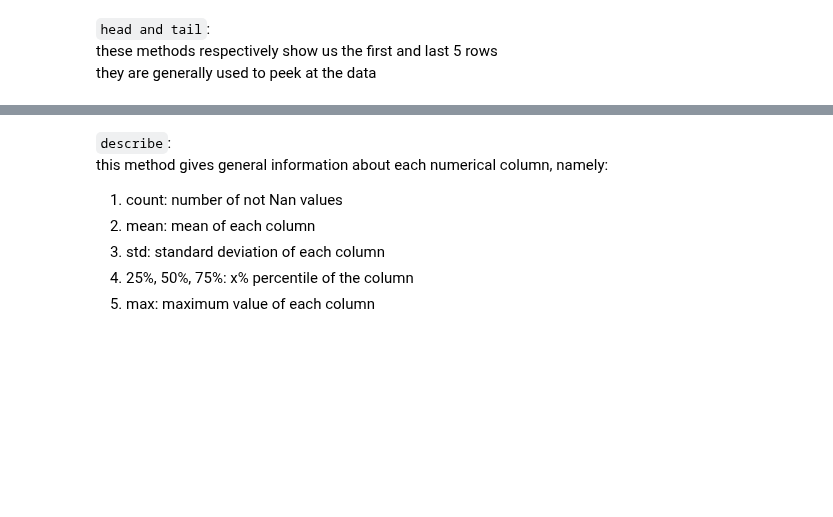
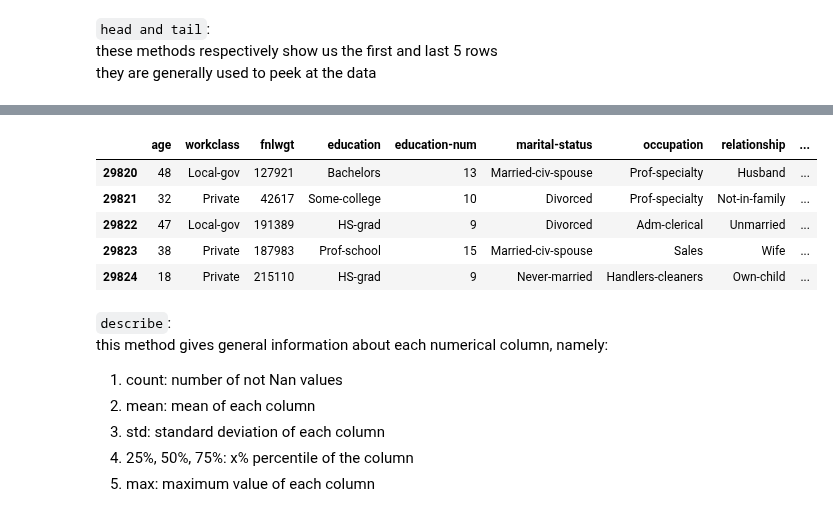
Before and after one commit to Shahriar-0/Artificial-Intelligence-Course-Projects-S2023, a Jupyter notebook: 0/AI_CA0_810100186.ipynb, the cells around one changed output, grey strips where cells are left out. Cells and saved outputs as stored; diff of their text form; code cells hidden in the pictures; blank space fills up the shorter version.

```diff
--- a/0/AI_CA0_810100186.ipynb
+++ b/0/AI_CA0_810100186.ipynb
@@ -99,3 +85,12 @@ print(train_df.tail())
+# %%
+train_df.tail()
+# %% [output]
+|  | age | workclass | fnlwgt | education | education-num | marital-status | occupation | relationship | ... |
+| 29820 | 48 | Local-gov | 127921 | Bachelors | 13 | Married-civ-spouse | Prof-specialty | Husband | ... |
+| 29821 | 32 | Private | 42617 | Some-college | 10 | Divorced | Prof-specialty | Not-in-family | ... |
+| 29822 | 47 | Local-gov | 191389 | HS-grad | 9 | Divorced | Adm-clerical | Unmarried | ... |
+| 29823 | 38 | Private | 187983 | Prof-school | 15 | Married-civ-spouse | Sales | Wife | ... |
+| 29824 | 18 | Private | 215110 | HS-grad | 9 | Never-married | Handlers-cleaners | Own-child | ... |
 # %% [markdown]
 ``describe``:<br/>
 this method gives general information about each numerical column, namely:
```
Also changed, not shown: parts of 34 cells of this notebook, 1 other file.
